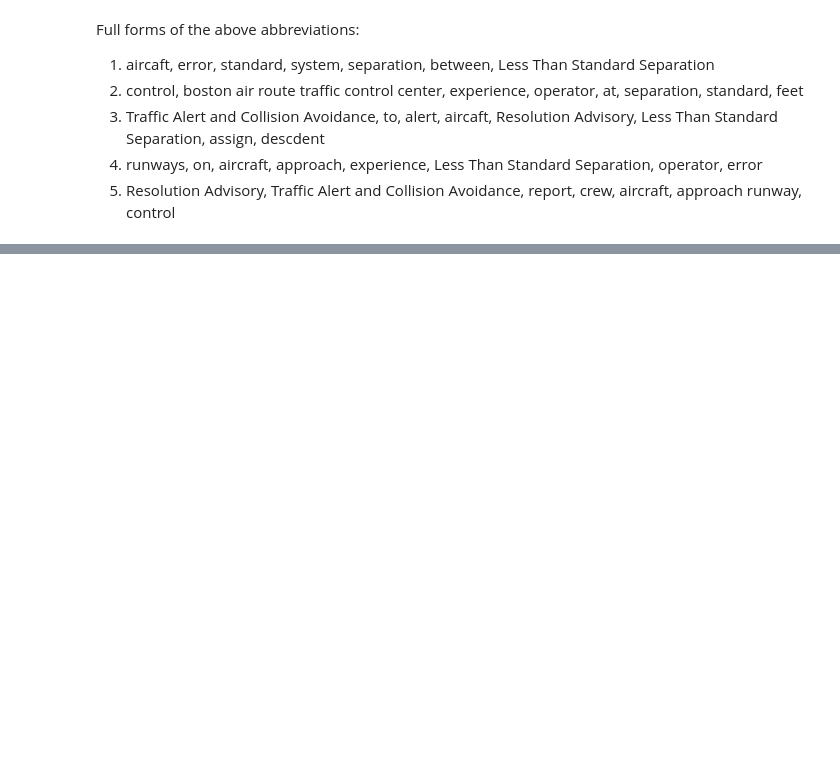
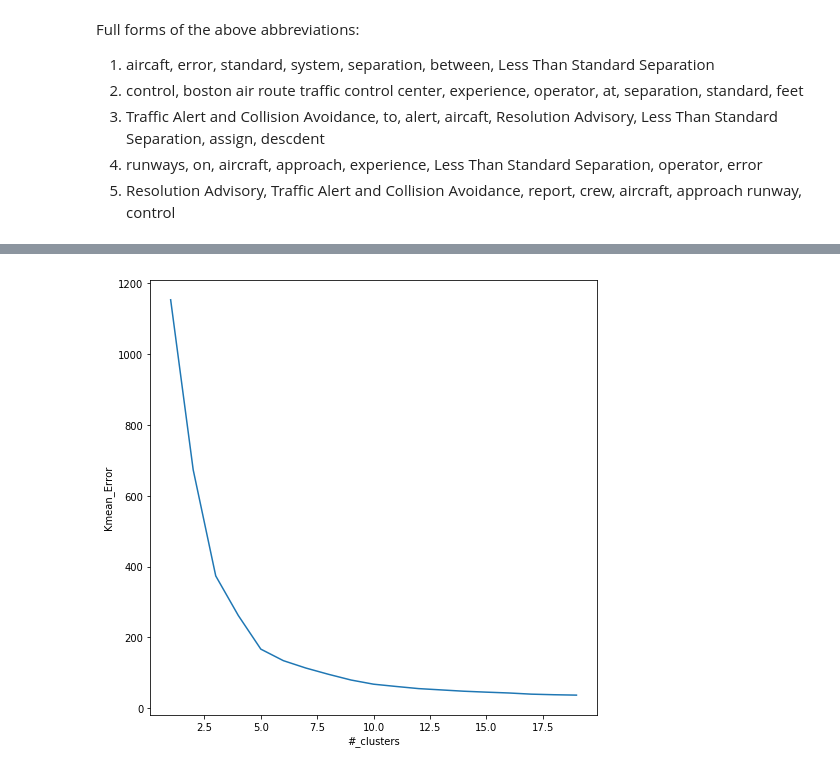
Before and after one commit to lingyigu/acas, a Jupyter notebook: src/data_preprocessing.ipynb, the cells around one changed output, grey strips where cells are left out. Cells and saved outputs as stored; diff of their text form; code cells hidden in the pictures; blank space fills up the shorter version.

```diff
--- a/src/data_preprocessing.ipynb
+++ b/src/data_preprocessing.ipynb
@@ -68,7 +78,7 @@ np.sum(centered_dtm,axis=0)[:,:10]
 # Apply SVD to centered_dtm
 from sklearn.decomposition import TruncatedSVD
 from sklearn.preprocessing import Normalizer
-lsa = TruncatedSVD(10, algorithm = 'randomized')
+lsa = TruncatedSVD(5, algorithm = 'randomized')
 dtm_lsa = lsa.fit_transform(centered_dtm)
 # Normalize the dtm
 dtm_lsa = Normalizer(copy=False).fit_transform(dtm_lsa)
@@ -98,3 +114,24 @@ Full forms of the above abbreviations:
 3. Traffic Alert and Collision Avoidance, to, alert, aircaft, Resolution Advisory, Less Than Standard Separation, assign, descdent
 4. runways, on, aircraft, approach, experience, Less Than Standard Separation, operator, error
 5. Resolution Advisory, Traffic Alert and Collision Avoidance, report, crew, aircraft, approach runway, control
+# %%
+Location = []
+for index, row in data.iterrows():
+    Location.append([row[7],row[9]])
+
+Location[0] = [0,0]
+# %%
+from sklearn import preprocessing
+# normalize
+Processed_Categories = dtm_lsa
+for i in range(len(Processed_Categories[1])):
+    Processed_Categories[:,i] =  preprocessing.normalize(Processed_Categories[:,i].reshape(1,-1))
+
+# preprocessing the data, scale the location
+Processed_Location = preprocessing.scale(Location)
+
+# Append location and categories in to final data for clustering
+Final_Set = []
+for i in range(len(Processed_Location)):
+    Final_Set.append(np.append(Processed_Categories[i],Processed_Location[i]))
+Final_Set = np.array(Final_Set)
@@ -100,0 +154,18 @@ Full forms of the above abbreviations:
+# %%
+# determine # of clusters for Kmeans
+from sklearn.cluster import KMeans
+Kmean_errors = []
+for i in range(1,20):
+    kmeans = KMeans(init='k-means++', n_clusters=i, n_init=10)
+    kmeans.fit_predict(Final_Set)
+    Kmean_errors.append(kmeans.inertia_)
+
+# Plot the graph
+import matplotlib.pyplot as plt
+plt.figure(figsize=(8,8))
+plt.plot(range(1,20),Kmean_errors)
+plt.xlabel('#_clusters')
+plt.ylabel('Kmean_Error')
+plt.show()
+# %% [output]
+[figure, added]
```
Also changed, not shown: parts of 13 cells of this notebook.
